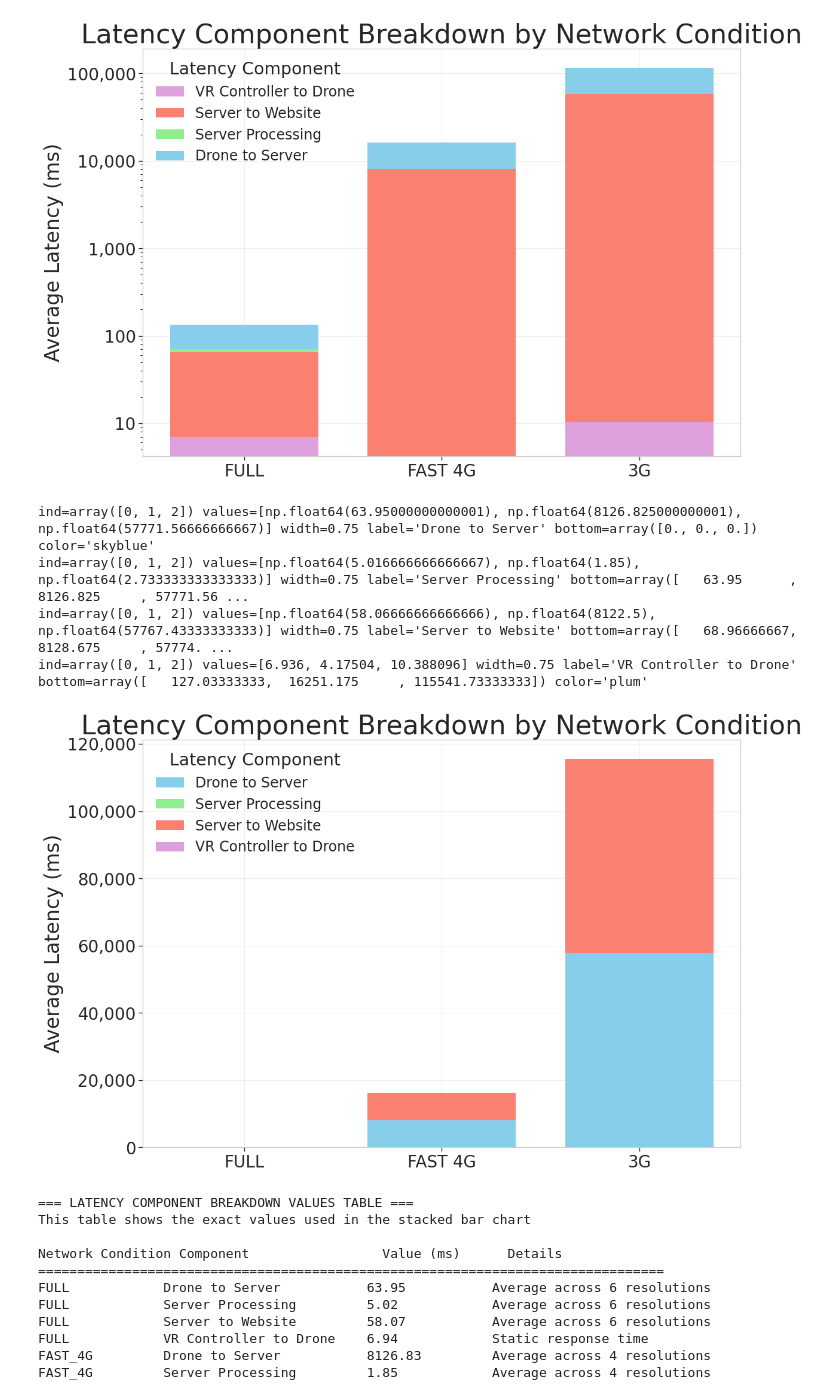
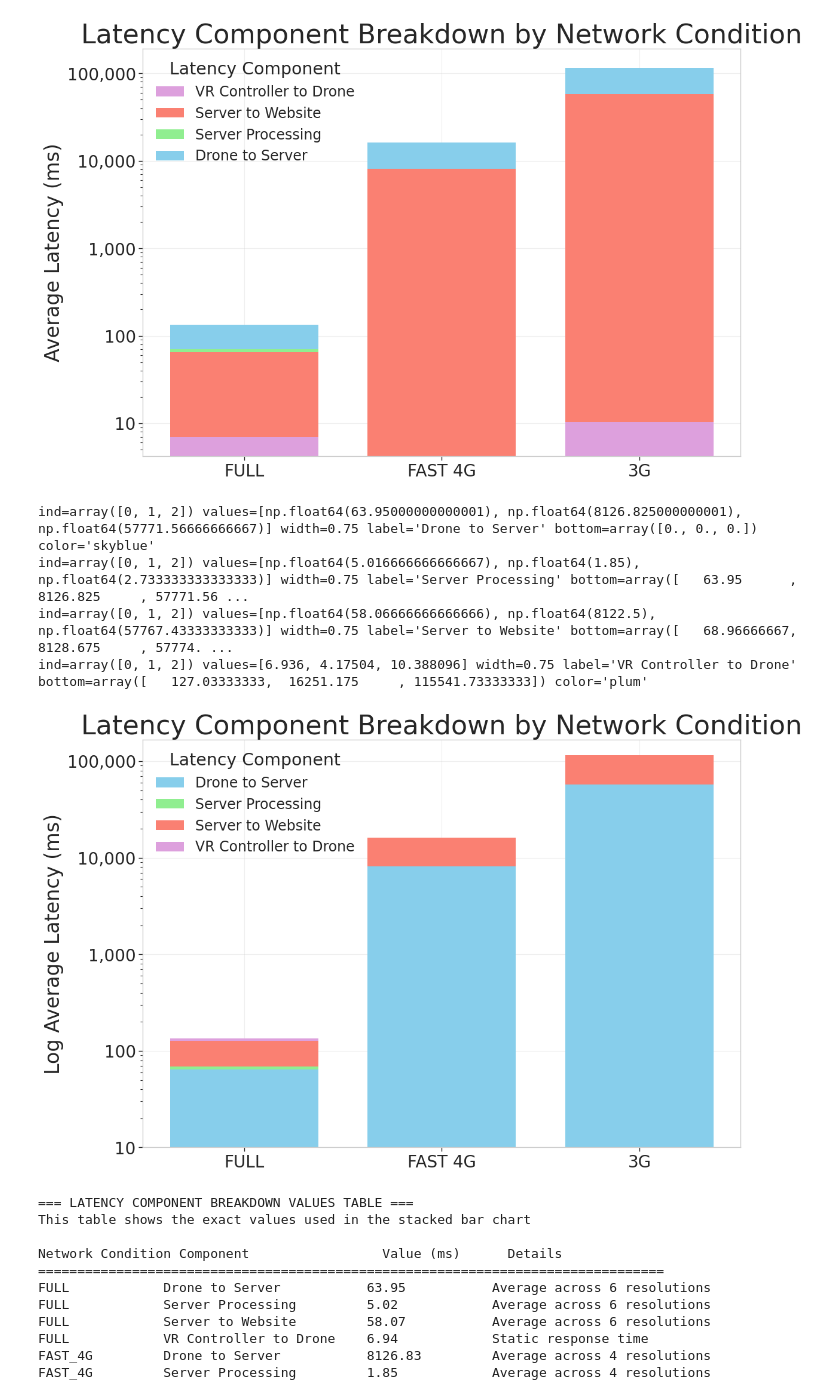
Before and after one commit to Tom-Sloan/WorldSystem, a Jupyter notebook: Paper/changed csv data/Graphs.ipynb, the cells around one changed output. Drawn from its saved outputs; the diff is of its cells as text; code cells hidden in the pictures.

```diff
--- a/Paper/changed csv data/Graphs.ipynb
+++ b/Paper/changed csv data/Graphs.ipynb
@@ -370,37 +370,37 @@ components = [
 bottom = np.zeros(len(network_conditions))
 
 for component, label, color in components:
     # Get average values for each component across all resolutions
     values = []
 
     for condition in network_conditions:
         if component == 'response_time':
             # Use the response time value directly
             values.append(response_times[condition])
         else:
             # Use the average of the component across all resolutions
             df = dataframes[condition]
             values.append(df[component].mean() if not df.empty else 0)
     print(f"{ind=} {values=} {width=} {label=} {bottom=} {color=}")
     plt.bar(ind, values, width, label=label, bottom=bottom, color=color)
 
     bottom += values
 
-plt.ylabel('Average Latency (ms)', fontsize=12*font_scale)
-# plt.yscale('log')
+plt.ylabel('Average Latency (ms) - Log Scale', fontsize=12*font_scale)
+plt.yscale('log')
 plt.gca().yaxis.set_major_formatter(ticker.FuncFormatter(lambda y, _: f'{y:,.0f}'))
 plt.xticks(ind, [cond.replace('_', ' ').upper() for cond in network_conditions], fontsize=10*font_scale)
-plt.yticks(fontsize=10*font_scale)
+# plt.yticks([10, 100, 1000, 10000, 100000], fontsize=10*font_scale)
 plt.legend(title='Latency Component', fontsize=10*legend_font_scale, title_fontsize=12*legend_font_scale, loc='best')
 plt.grid(True, alpha=0.3)
 plt.tight_layout()
 plt.show()
 # %% [output]
 ind=array([0, 1, 2]) values=[np.float64(63.95000000000001), np.float64(8126.825000000001), np.float64(57771.56666666667)] width=0.75 label='Drone to Server' bottom=array([0., 0., 0.]) color='skyblue'
 ind=array([0, 1, 2]) values=[np.float64(5.016666666666667), np.float64(1.85), np.float64(2.733333333333333)] width=0.75 label='Server Processing' bottom=array([   63.95      ,  8126.825     , 57771.56 ...
 ind=array([0, 1, 2]) values=[np.float64(58.06666666666666), np.float64(8122.5), np.float64(57767.43333333333)] width=0.75 label='Server to Website' bottom=array([   68.96666667,  8128.675     , 57774. ...
 ind=array([0, 1, 2]) values=[6.936, 4.17504, 10.388096] width=0.75 label='VR Controller to Drone' bottom=array([   127.03333333,  16251.175     , 115541.73333333]) color='plum'
-[figure, old version]
+[figure, new version]
 # %%
 
 
```
Also changed, not shown: parts of 1 cell of this notebook, 2 other files.
